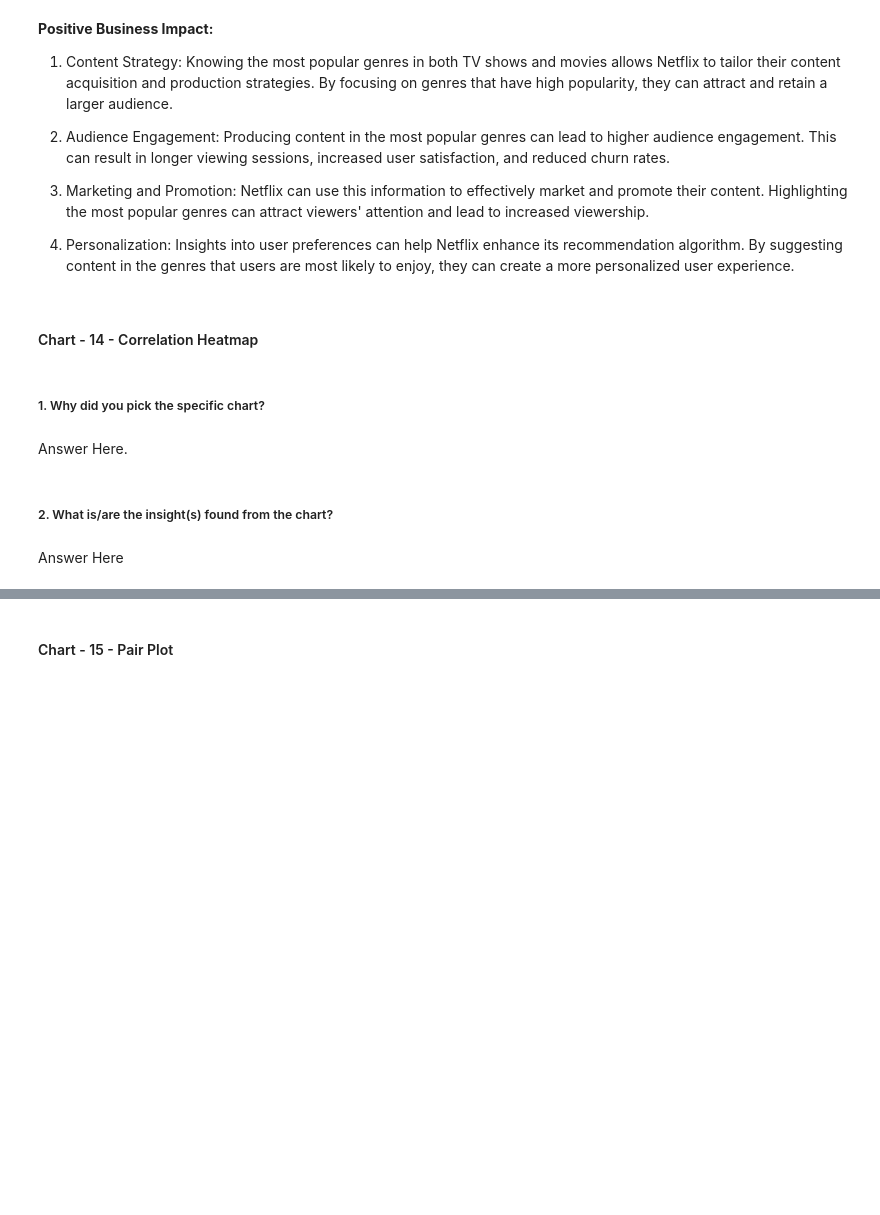
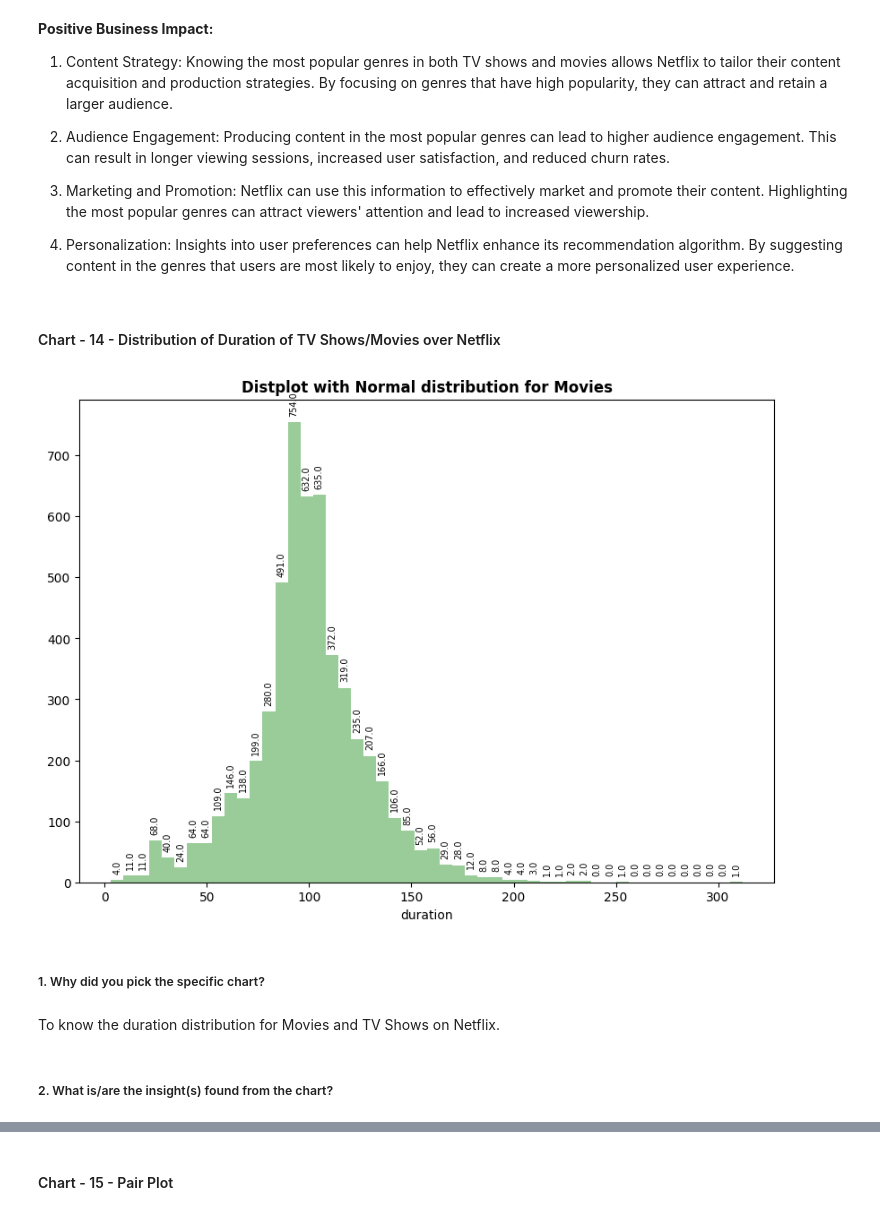
Before and after one commit to pande1sachin/Capstone-Project---Machine-Learning---Unsupervised-ML---Netflix-Movies-and-TV-Shows-Clustering, a Jupyter notebook: Individual_Copy_(Sachin_Pande)_|_Capstone_Project_|_Machine_Learning_Unsupervised_ML_Netflix_Movies_and_TV_Shows_Clustering.ipynb, the cells around one changed output, grey strips where cells are left out. Saved outputs shown, nothing was run; the diff lists cells and outputs as text; code cells hidden in the pictures; blank space fills up the shorter version.

```diff
--- a/Individual_Copy_(Sachin_Pande)_|_Capstone_Project_|_Machine_Learning_Unsupervised_ML_Netflix_Movies_and_TV_Shows_Clustering.ipynb
+++ b/Individual_Copy_(Sachin_Pande)_|_Capstone_Project_|_Machine_Learning_Unsupervised_ML_Netflix_Movies_and_TV_Shows_Clustering.ipynb
@@ -1563,5 +1564,3 @@ Are there any insights that lead to negative growth? Justify with specific reaso
 3. Marketing and Promotion: Netflix can use this information to effectively market and promote their content. Highlighting the most popular genres can attract viewers' attention and lead to increased viewership.
 
 4. Personalization: Insights into user preferences can help Netflix enhance its recommendation algorithm. By suggesting content in the genres that users are most likely to enjoy, they can create a more personalized user experience.
-# %% [markdown]
-#### Chart - 14 - Correlation Heatmap
@@ -1570,8 +1567,24 @@ Are there any insights that lead to negative growth? Justify with specific reaso
+# %% [markdown]
+#### Chart - 14 - Distribution of Duration of TV Shows/Movies over Netflix
+# %%
+# Correlation Heatmap visualization code
+
+#Checking the distribution of Movie Durations
+plt.figure(figsize=(10,7))
+plots= sns.distplot(df_movies['duration'],kde=False, color=['green'])
+plt.title('Distplot with Normal distribution for Movies',fontweight="bold")
+for bar in plots.patches:
+   plots.annotate(bar.get_height(),
+                  (bar.get_x() + bar.get_width() / 2,
+                   bar.get_height()), ha='center', va='bottom',
+                  size=7, xytext=(0, 5),
+                  textcoords='offset points', rotation=90)
+plt.show()
+# %% [output]
+[figure, added]
 # %% [markdown]
 ##### 1. Why did you pick the specific chart?
-# %% [markdown]
-Answer Here.
+# %% [markdown]
+To know the duration distribution for Movies and TV Shows on Netflix.
 # %% [markdown]
 ##### 2. What is/are the insight(s) found from the chart?
-# %% [markdown]
-Answer Here
```
Also changed, not shown: parts of 3 cells of this notebook.
